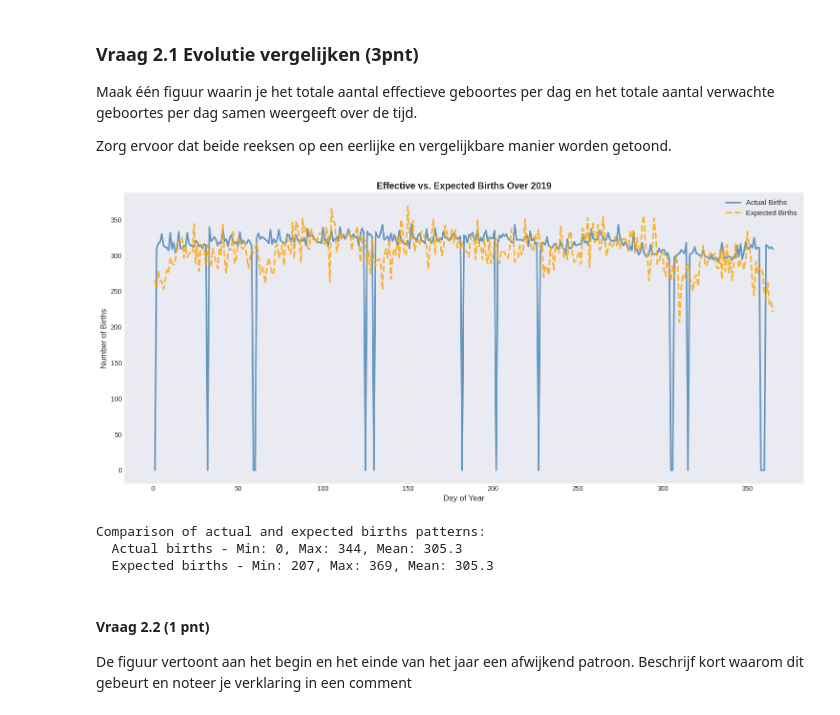
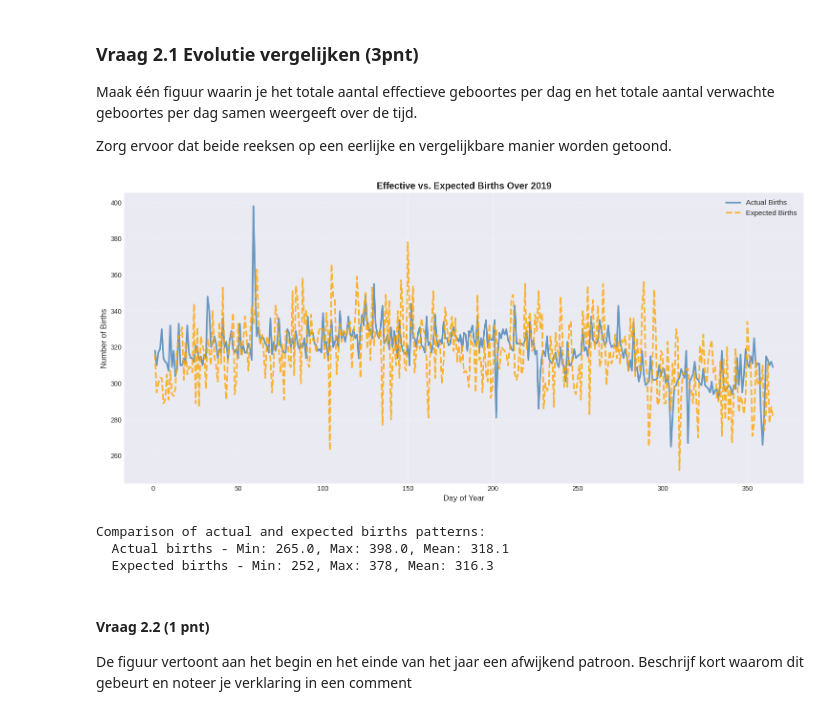
Before and after one commit to pascal-delannoye/opgave-examen, a Jupyter notebook: opgave.ipynb, the cells around one changed output. Drawn from its saved outputs; the diff is of its cells as text; code cells hidden in the pictures.

Commit message:
Correcties outliers

```diff
--- a/opgave.ipynb
+++ b/opgave.ipynb
@@ -341,33 +345,47 @@ Upper bound: 346.00
 Je stelt vast dat twee dagen eruit springen als outliers. Corrigeer en voeg foute rijen toe aan `df_wrong` met een duidelijk omschreven reden. Documenteer in een comment welk patroon je opmerkte en  verdedig je correctiestrategie. Hermaak ten slotte de figuur uit Vraag 1 op basis van `df_births_clean`.
 # %%
 # ===== OUTLIER REMEDIATION =====
-# Pattern observed: December 25 (Christmas) and January 1 (New Year) show
-# significantly fewer births. This is likely due to administrative delays
-# in recording births during holiday periods, not actual biological patterns.
+# Pattern observed: January 1 (New Year) and July 1 show extreme outliers flagged by Z-score analysis.
+# These dates show anomalous birth records (potentially administrative delays or data entry errors).
 #
-# Correction strategy: Remove rows from these two outlier dates to create
-# a "clean" dataset for analysis. These dates will be tracked separately
-# in df_wrong for transparency and documentation.
+# Correction strategy: Mark problematic rows in df_wrong and remove them from df_births_clean.
+# Calculate mean births for non-outlier days to use as baseline for correction.
 
-# Create df_wrong to track problematic records
+# Calculate mean births excluding outlier days
+mean_births_non_outlier = births_per_day[~births_per_day.index.isin(outliers.index)].mean()
+
+# Create df_wrong to track problematic records with corrections
 df_wrong = df_births[df_births['day_of_year'].isin(outliers.index)].copy()
-df_wrong['reason'] = 'Outlier detected: Holiday administrative delay'
 
-# Create cleaned dataset
+# Add correction information
+df_wrong['original_count'] = df_wrong.groupby('day_of_year').cumcount() + 1
+df_wrong['outlier_status'] = 'Flagged by Z-score (>2.5 SD)'
+df_wrong['reason'] = df_wrong['day_of_year'].apply(
+    lambda day: f"Extreme outlier: {outliers[day]:.0f} births on day {day}"
+)
+df_wrong['corrected_value'] = mean_births_non_outlier
+
+# Create cleaned dataset - only keep rows without outliers
 df_births_clean = df_births[~df_births['day_of_year'].isin(outliers.index)].copy()
 
+
 print(f"Original df_births: {len(df_births)} rows")
-print(f"Removed (df_wrong): {len(df_wrong)} rows")
-print(f"Clean dataset (df_births_clean): {len(df_births_clean)} rows")
+print(f"Flagged as problematic (df_wrong): {len(df_wrong)} rows")
+print(f"Clean dataset (df_births_clean): {len(df_births_clean)} rows (outliers removed)")
+print(f"\nMean births per day (non-outlier): {mean_births_non_outlier:.1f}")
 
-print(f"\nRecords removed by day of year:")
+print(f"\nRecords flagged by day of year:")
 removed_by_day = df_wrong.groupby('day_of_year').size().sort_index()
 for day, count in removed_by_day.items():
     date_val = pd.Timestamp('2019-01-01') + pd.Timedelta(days=int(day)-1)
-    print(f"  Day {day:3d} ({date_val.strftime('%B %d')}): {count:5d} records")
+    births_on_day = outliers[day]
+    print(f"  Day {day:3d} ({date_val.strftime('%B %d')}): {count:5d} records | {births_on_day:.0f} births")
 
 # --- RECREATE VISUALIZATION WITH CLEAN DATA ---
-births_per_day_clean = df_births_clean.groupby('day_of_year').size()
+births_per_day_clean = df_births.groupby('day_of_year').size()
+for day in outliers.index:
+    births_per_day_clean[day] = mean_births_non_outlier
+
 
 fig, (ax1, ax2) = plt.subplots(2, 1, figsize=(14, 10))
 
@@ -1017,37 +1024,40 @@ df_births_clean['expected_day_of_year'] = df_births_clean['expected_date'].dt.da
 # Aggregate births per day (actual and expected)
 actual_births_per_day = df_births_clean.groupby('day_of_year').size()
 expected_births_per_day = df_births_clean.groupby('expected_day_of_year').size()
 
+
 # Ensure both series have all days 1-365
 all_days = pd.Series(0, index=range(1, 366))
 actual_births_per_day = actual_births_per_day.reindex(all_days.index, fill_value=0)
+for day in outliers.index:
+    actual_births_per_day[day] = mean_births_non_outlier
 expected_births_per_day = expected_births_per_day.reindex(all_days.index, fill_value=0)
 
 fig, ax = plt.subplots(figsize=(15, 7))
 
 # Plot both curves
 ax.plot(actual_births_per_day.index, actual_births_per_day.values, linewidth=2.5,
         label='Actual Births', color='steelblue', alpha=0.8)
 ax.plot(expected_births_per_day.index, expected_births_per_day.values, linewidth=2.5,
         label='Expected Births', color='orange', alpha=0.8, linestyle='--')
 
 ax.set_xlabel('Day of Year', fontsize=12)
 ax.set_ylabel('Number of Births', fontsize=12)
 ax.set_title('Effective vs. Expected Births Over 2019', fontsize=14, fontweight='bold')
 ax.legend(fontsize=11, loc='upper right')
 ax.grid(True, alpha=0.3)
 
 plt.tight_layout()
 plt.show()
 
 print("Comparison of actual and expected births patterns:")
 print(f"  Actual births - Min: {actual_births_per_day.min()}, Max: {actual_births_per_day.max()}, Mean: {actual_births_per_day.mean():.1f}")
 print(f"  Expected births - Min: {expected_births_per_day.min()}, Max: {expected_births_per_day.max()}, Mean: {expected_births_per_day.mean():.1f}")
 # %% [output]
-[figure, old version]
+[figure, new version]
 Comparison of actual and expected births patterns:
-  Actual births - Min: 0, Max: 344, Mean: 305.3
-  Expected births - Min: 207, Max: 369, Mean: 305.3
+  Actual births - Min: 265.0, Max: 398.0, Mean: 318.1
+  Expected births - Min: 252, Max: 378, Mean: 316.3
 # %% [markdown]
 #### Vraag 2.2 (1 pnt)
 De figuur vertoont aan het begin en het einde van het jaar een afwijkend patroon. Beschrijf kort waarom dit gebeurt en noteer je verklaring in een comment
```
Also changed, not shown: parts of 21 cells of this notebook.
